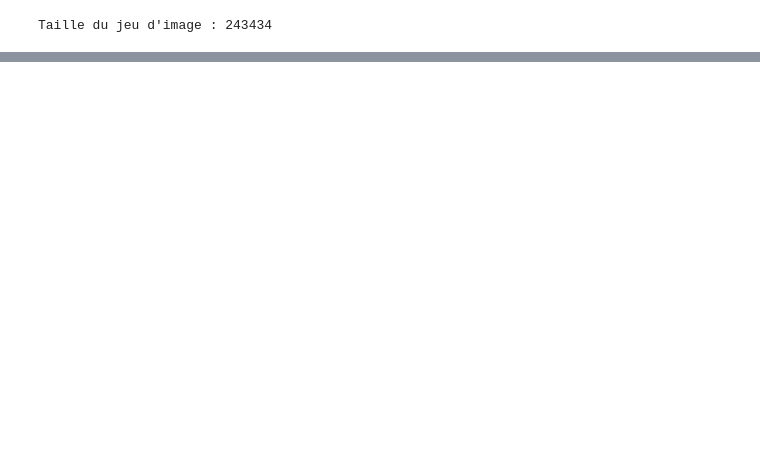
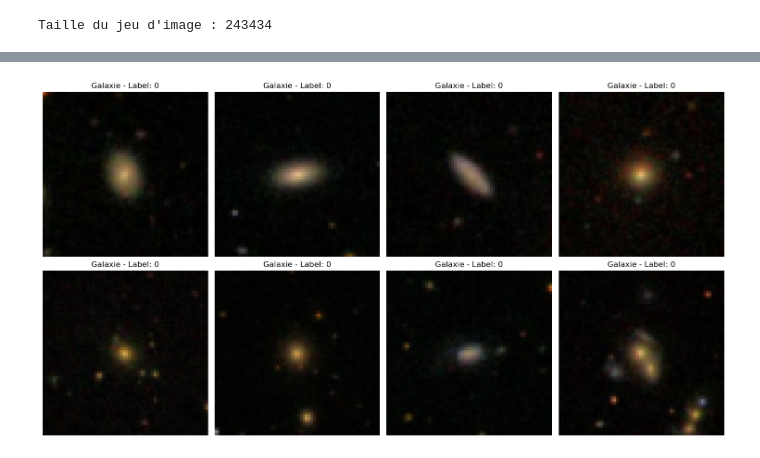
Before and after one commit to MathisSL/Diffusion-model-training, a Jupyter notebook: diffusion_simple.ipynb, the cells around one changed output, grey strips where cells are left out. Saved outputs shown, nothing was run; the diff lists cells and outputs as text; code cells hidden in the pictures; blank space fills up the shorter version.

```diff
--- a/diffusion_simple.ipynb
+++ b/diffusion_simple.ipynb
@@ -89,0 +133,91 @@ Clipping input data to the valid range for imshow with RGB data ([0..1] for floa
+# %%
+from torchvision import transforms
+from torch.utils.data import DataLoader
+import numpy as np
+
+IMG_SIZE = 64
+BATCH_SIZE = 128
+
+def load_transformed_dataset():
+    """
+    Charge le dataset Galaxy Zoo 2 depuis Kaggle avec les transformations appropriées
+    """
+    data_transforms = [
+        transforms.Resize((IMG_SIZE, IMG_SIZE)),
+        transforms.RandomHorizontalFlip(),
+        transforms.ToTensor(), # Scales data into [0,1]
+        transforms.Lambda(lambda t: (t * 2) - 1) # Scale between [-1, 1]
+    ]
+    data_transform = transforms.Compose(data_transforms)
+
+    # Utiliser le dataset Galaxy Zoo 2 téléchargé depuis Kaggle
+    # path est défini dans une cellule précédente via kagglehub
+    galaxy_data = datasets.ImageFolder(root=path, transform=data_transform)
+
+    return galaxy_data
+
+def show_tensor_image(image):
+    """
+    Affiche une image tensor en format PIL
+    """
+    reverse_transforms = transforms.Compose([
+        transforms.Lambda(lambda t: (t + 1) / 2),
+        transforms.Lambda(lambda t: t.permute(1, 2, 0)), # CHW to HWC
+        transforms.Lambda(lambda t: t * 255.),
+        transforms.Lambda(lambda t: t.numpy().astype(np.uint8)),
+        transforms.ToPILImage(),
+    ])
+
+    # Take first image of batch
+    if len(image.shape) == 4:
+        image = image[0, :, :, :]
+    plt.imshow(reverse_transforms(image))
+
+# Charger le dataset Galaxy Zoo 2
+data = load_transformed_dataset()
+print(f"Nombre d'images dans le dataset Galaxy Zoo 2: {len(data)}")
+print(f"Classes disponibles: {data.classes}")
+
+# Créer le dataloader avec gestion d'erreur pour éviter les crashs
+try:
+    dataloader = DataLoader(data, batch_size=BATCH_SIZE, shuffle=True,
+                           drop_last=True, num_workers=0)  # num_workers=0 pour éviter les conflits
+    print(f"DataLoader créé avec succès - Batch size: {BATCH_SIZE}")
+except Exception as e:
+    print(f"Erreur lors de la création du DataLoader: {e}")
+    # Réduire la taille du batch en cas de problème
+    BATCH_SIZE = 32
+    dataloader = DataLoader(data, batch_size=BATCH_SIZE, shuffle=True,
+                           drop_last=True, num_workers=0)
+    print(f"DataLoader créé avec batch size réduit: {BATCH_SIZE}")
+
+# Test du dataloader
+try:
+    test_batch = next(iter(dataloader))
+    print(f"Shape d'un batch: {test_batch[0].shape}")
+    print(f"Valeurs min/max d'un batch: {test_batch[0].min():.3f}/{test_batch[0].max():.3f}")
+except Exception as e:
+    print(f"Erreur lors du test du dataloader: {e}")
+
+# Affichage d'exemples d'images du dataset Galaxy Zoo 2
+def show_galaxy_samples(dataloader, num_samples=8):
+    """
+    Affiche quelques exemples d'images de galaxies
+    """
+    dataiter = iter(dataloader)
+    images, labels = next(dataiter)
+
+    plt.figure(figsize=(15, 8))
+    for i in range(min(num_samples, len(images))):
+        plt.subplot(2, 4, i + 1)
+        show_tensor_image(images[i])
+        plt.title(f"Galaxie - Label: {labels[i].item()}")
+        plt.axis('off')
+
+    plt.tight_layout()
+    plt.show()
+
+# Afficher des exemples
+print("Affichage d'exemples d'images de galaxies:")
+show_galaxy_samples(dataloader)
+# %% [output]
@@ -89,0 +230 @@ Clipping input data to the valid range for imshow with RGB data ([0..1] for floa
+[figure, added]
```
Also changed, not shown: parts of 10 cells of this notebook.
